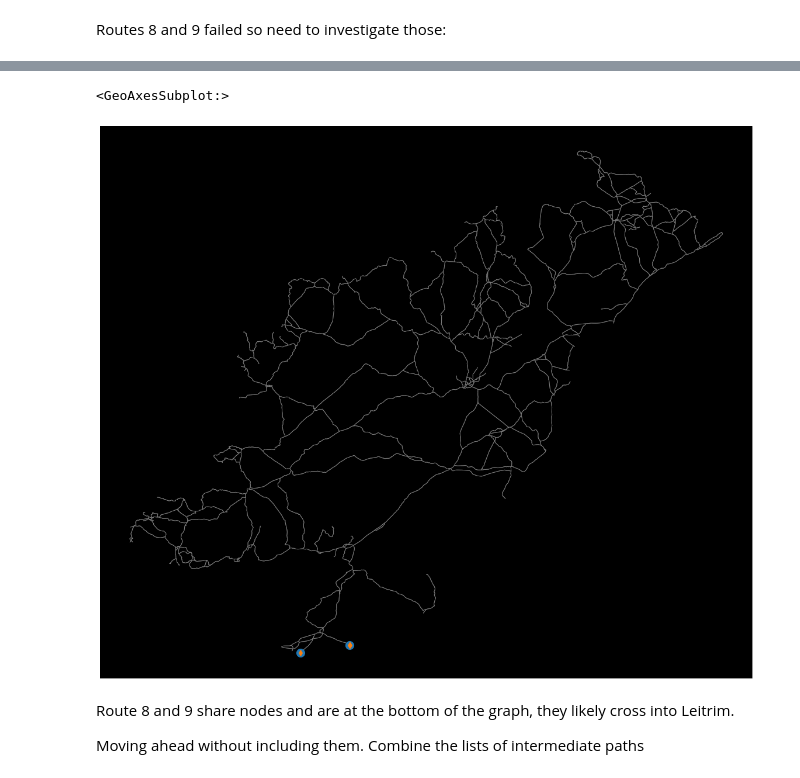
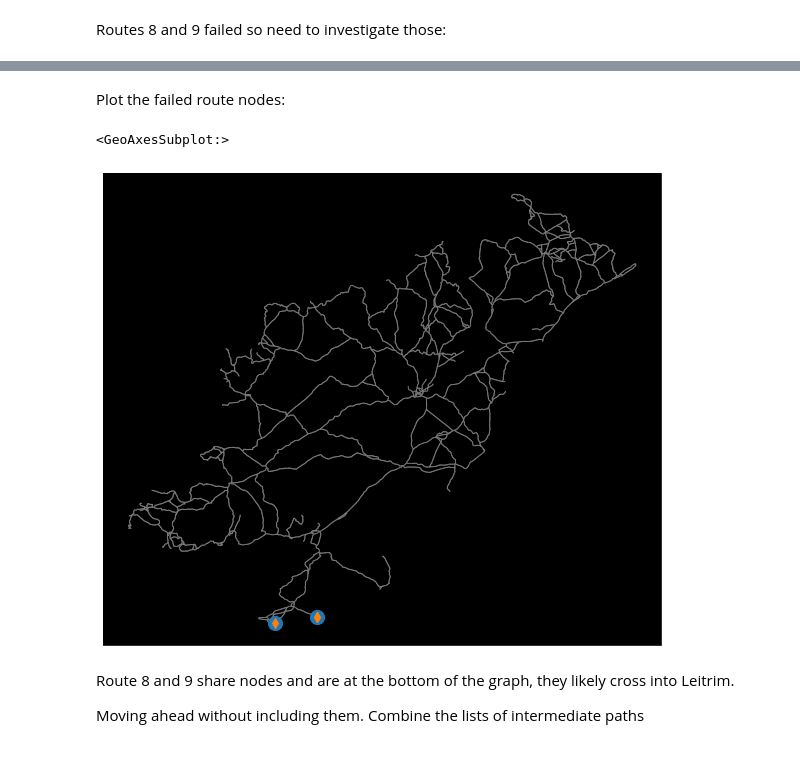
Before and after one commit to ancodia/donegal-bus-routes, a Jupyter notebook: testing/notebooks/testing.ipynb, the cells around one changed output, grey strips where cells are left out. Drawn from its saved outputs; the diff is of its cells as text; code cells hidden in the pictures.

```diff
--- a/testing/notebooks/testing.ipynb
+++ b/testing/notebooks/testing.ipynb
@@ -471,3 +481,5 @@ a
+# %% [markdown]
+Plot the failed route nodes:
 # %%
 edges = ox.graph_to_gdfs(routes_graph, nodes=False)
 nodes_route9 = [1278531552, 1945739836]
@@ -477,46 +489,40 @@ nodes_route8 = [1278531558, 1278531552, 1945739836]
 no_path_route8 = actual_stops[(actual_stops["osmid"] == nodes_route8[0]) |
                               (actual_stops["osmid"] == nodes_route8[1]) |
                               (actual_stops["osmid"] == nodes_route8[2])]
-fig = plt.figure(figsize=(20, 20))
+fig = plt.figure(figsize=(10, 10))
 ax = fig.add_subplot(1, 1, 1, projection=ccrs.PlateCarree())
 ax.set_facecolor("black")
 
 plt.rc("legend", fontsize=25,
        facecolor="black")
 
 edges.plot(
     ax=ax,
     edgecolor="grey",
     linewidth=1,
     facecolor="none",
     zorder=1,
     alpha=0.8
 )
 
 no_path_route9.plot(
     ax=ax,
     marker="o",
     markersize=200,
-    #column="community",
-    #cmap="hsv",
     zorder=2,
-    #legend=legend,
     categorical=True
 )
 
 no_path_route8.plot(
     ax=ax,
     marker="d",
     markersize=50,
-    #column="community",
-    #cmap="hsv",
     zorder=2,
-    #legend=legend,
     categorical=True
 )
 # %% [output]
 <GeoAxesSubplot:>
-[figure, old version]
+[figure, new version]
 # %% [markdown]
 Route 8 and 9 share nodes and are at the bottom of the graph, they likely cross into Leitrim.
 
```
Also changed, not shown: parts of 43 cells of this notebook, 2 other files.
